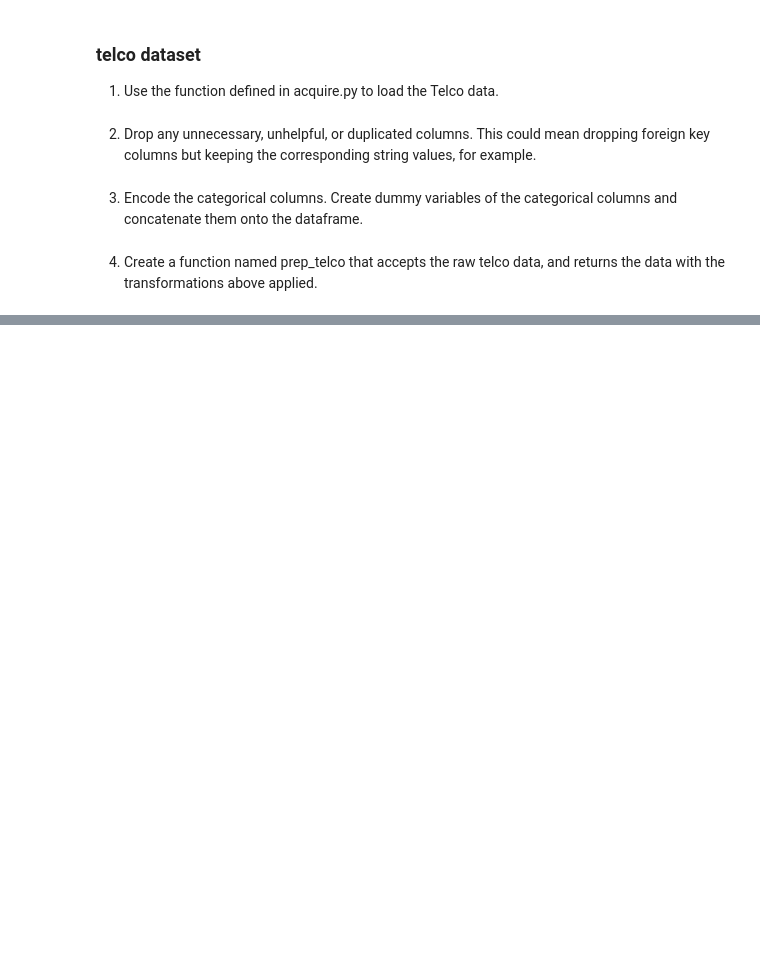
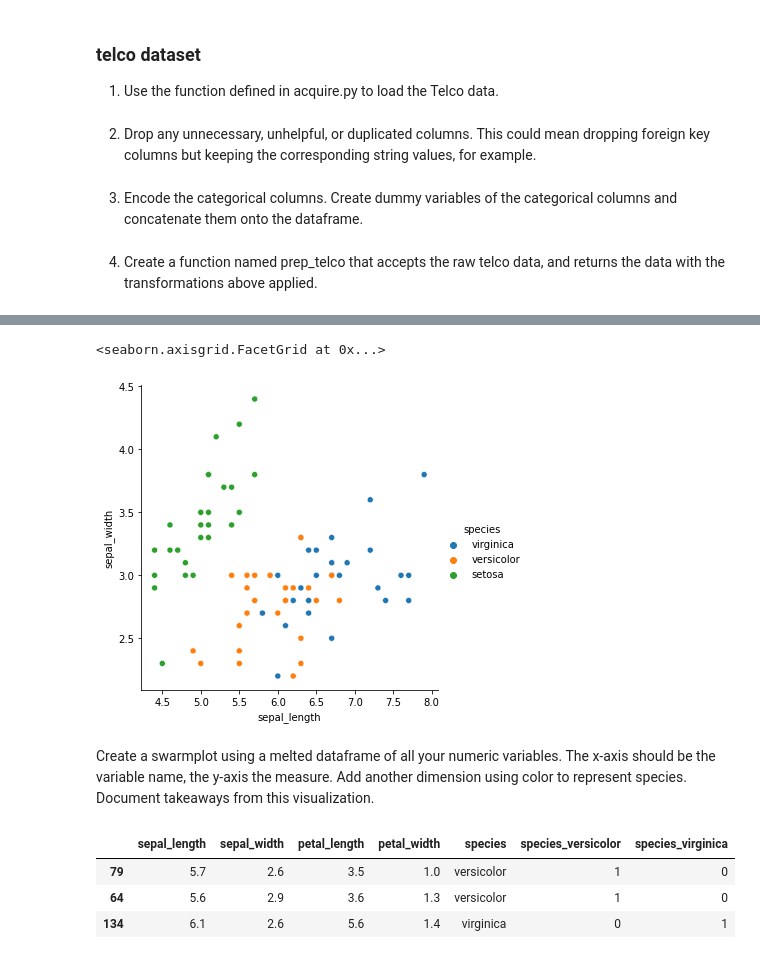
Before and after one commit to stephenfitzsimon/classification-exercises, a Jupyter notebook: classification_exercises.ipynb, the cells around one changed output, grey strips where cells are left out. Cells and saved outputs as stored; diff of their text form; code cells hidden in the pictures; blank space fills up the shorter version.

```diff
--- a/classification_exercises.ipynb
+++ b/classification_exercises.ipynb
@@ -514,0 +478,14 @@ p/2 < alpha, p
+# %%
+sns.relplot(data=i_train, x='sepal_length', y='sepal_width', hue='species')
+# %% [output]
+<seaborn.axisgrid.FacetGrid at 0x...>
+[figure, added]
+# %% [markdown]
+Create a swarmplot using a melted dataframe of all your numeric variables. The x-axis should be the variable name, the y-axis the measure. Add another dimension using color to represent species. Document takeaways from this visualization.
+# %%
+i_train.sample(3)
+# %% [output]
+|  | sepal_length | sepal_width | petal_length | petal_width | species | species_versicolor | species_virginica |
+| 79 | 5.7 | 2.6 | 3.5 | 1.0 | versicolor | 1 | 0 |
+| 64 | 5.6 | 2.9 | 3.6 | 1.3 | versicolor | 1 | 0 |
+| 134 | 6.1 | 2.6 | 5.6 | 1.4 | virginica | 0 | 1 |
```
Also changed, not shown: parts of 124 cells of this notebook, 1 other file.
